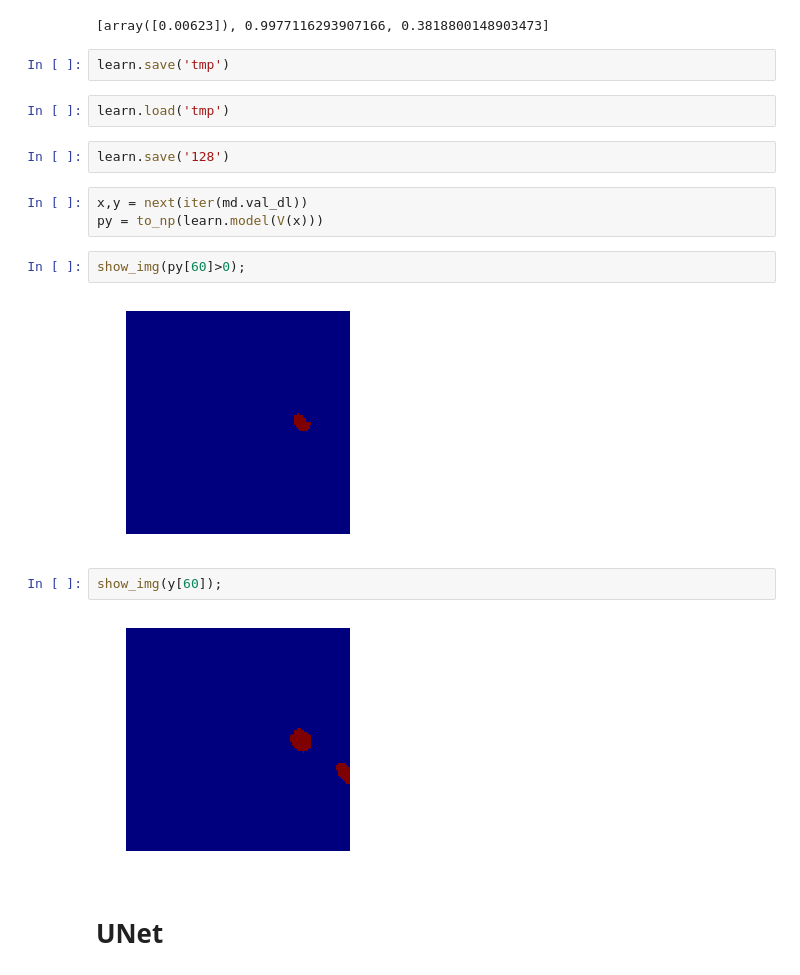
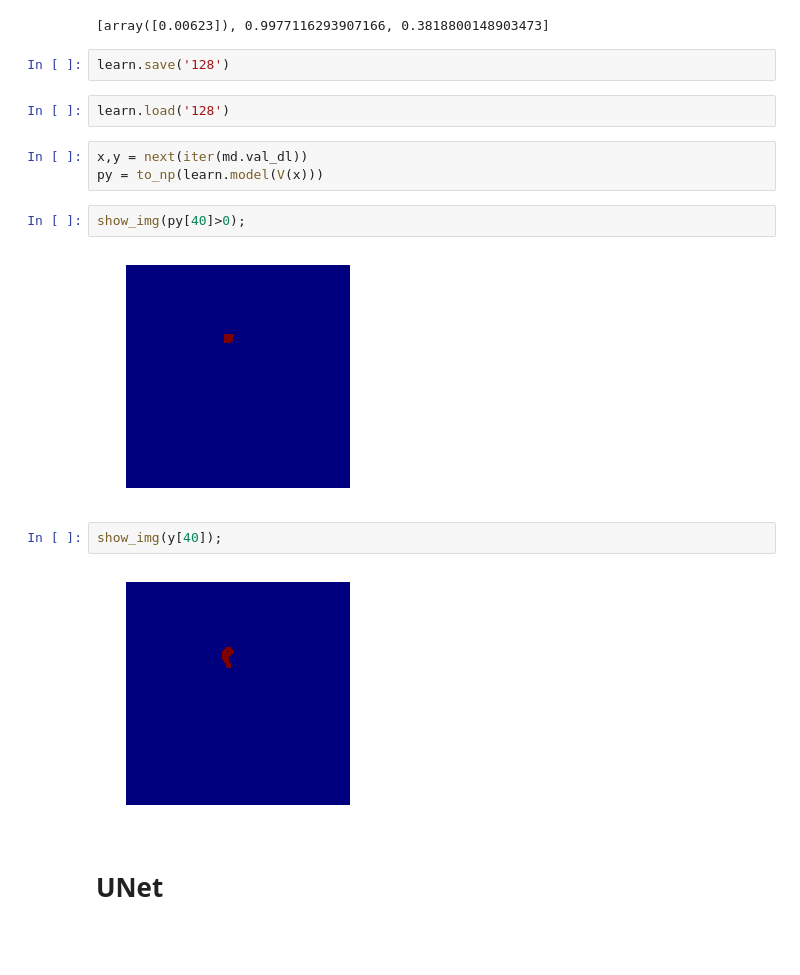
Before and after one commit to amer/2DUnet, a Jupyter notebook: inspect_aneurysm_data.ipynb, the cells around one changed output. Drawn from its saved outputs; the diff is of its cells as text; blank space fills up the shorter version.

```diff
--- a/inspect_aneurysm_data.ipynb
+++ b/inspect_aneurysm_data.ipynb
@@ -677,23 +642,21 @@ epoch      trn_loss   val_loss   <lambda>   dice
     2      0.013099   0.007034   0.997516   0.209101
     3      0.011636   0.006232   0.997712   0.38188
 [array([0.00623]), 0.9977116293907166, 0.3818800148903473]
-# %%
-learn.save('tmp')
-# %%
-learn.load('tmp')
 # %%
 learn.save('128')
+# %%
+learn.load('128')
 # %%
 x,y = next(iter(md.val_dl))
 py = to_np(learn.model(V(x)))
 # %%
-show_img(py[60]>0);
+show_img(py[40]>0);
 # %% [output]
-[figure, old version]
+[figure, new version]
 # %%
-show_img(y[60]);
+show_img(y[40]);
 # %% [output]
-[figure, old version]
+[figure, new version]
 # %% [markdown]
 # UNet
 # %%
```
Also changed, not shown: parts of 20 cells of this notebook, 1 other file.
